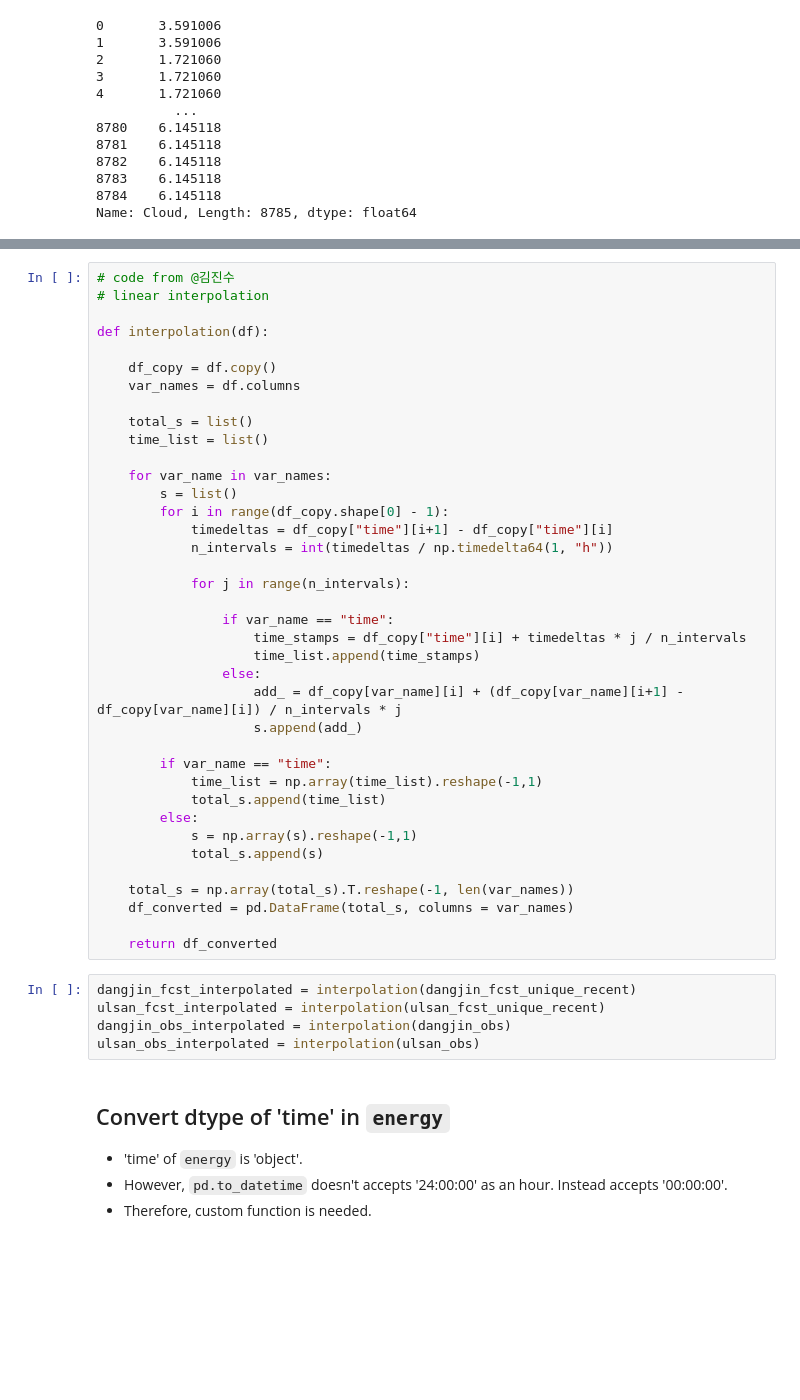
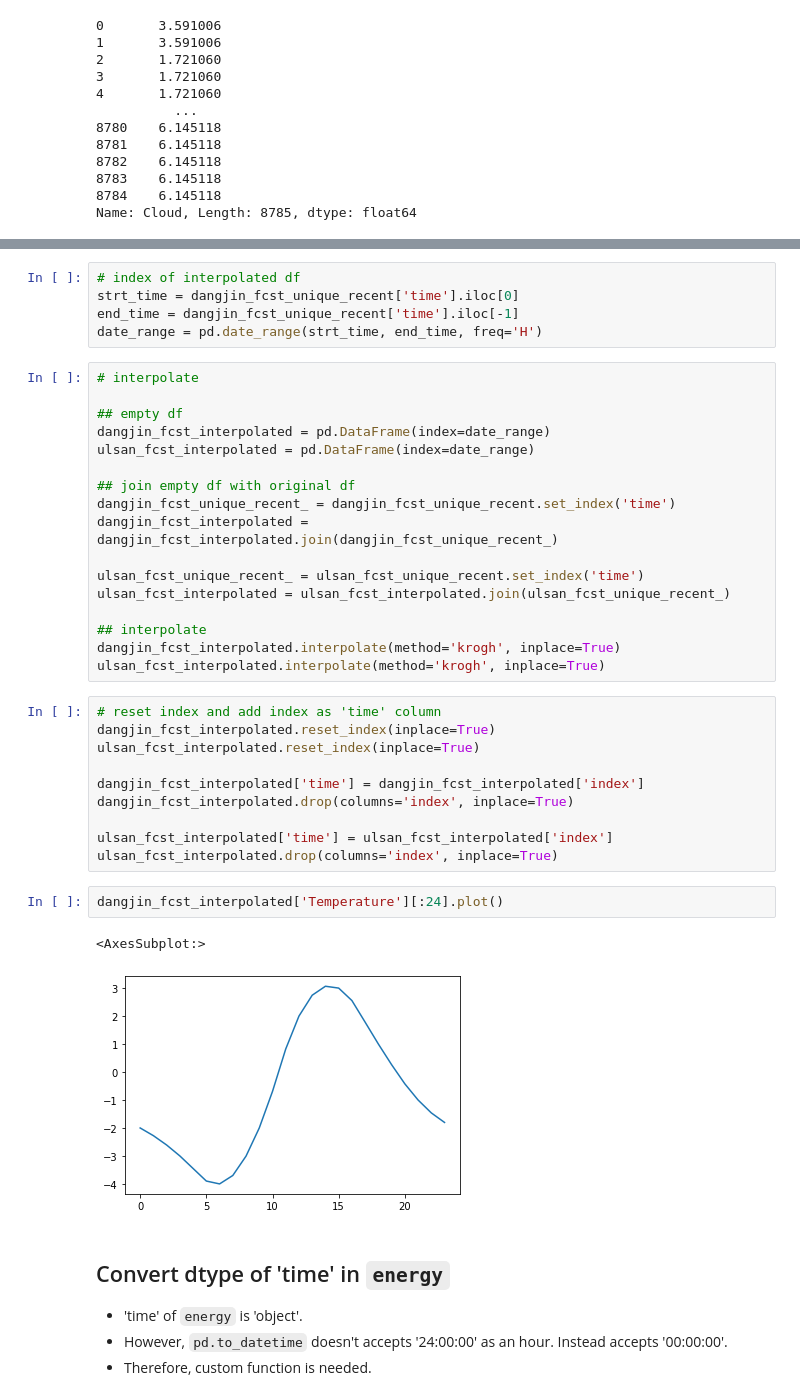
Before and after one commit to dongin1009/Solar_Predict, a Jupyter notebook: witt_preprocessing/advanced_preprocessing.ipynb, the cells around one changed output, grey strips where cells are left out. Saved outputs shown, nothing was run; the diff lists cells and outputs as text; blank space fills up the shorter version.

```diff
--- a/witt_preprocessing/advanced_preprocessing.ipynb
+++ b/witt_preprocessing/advanced_preprocessing.ipynb
@@ -255,46 +254,40 @@ Name: Cloud, Length: 8785, dtype: float64
-# %%
-# code from @김진수
-# linear interpolation
-
-def interpolation(df):
-
-    df_copy = df.copy()
-    var_names = df.columns
-
-    total_s = list()
-    time_list = list()
-
-    for var_name in var_names:
-        s = list()
-        for i in range(df_copy.shape[0] - 1):
-            timedeltas = df_copy["time"][i+1] - df_copy["time"][i]
-            n_intervals = int(timedeltas / np.timedelta64(1, "h"))
-
-            for j in range(n_intervals):
-
-                if var_name == "time":
-                    time_stamps = df_copy["time"][i] + timedeltas * j / n_intervals
-                    time_list.append(time_stamps)
-                else:
-                    add_ = df_copy[var_name][i] + (df_copy[var_name][i+1] - df_copy[var_name][i]) / n_intervals * j
-                    s.append(add_)
-
-        if var_name == "time":
-            time_list = np.array(time_list).reshape(-1,1)
-            total_s.append(time_list)
-        else:
-            s = np.array(s).reshape(-1,1)
-            total_s.append(s)
-
-    total_s = np.array(total_s).T.reshape(-1, len(var_names))
-    df_converted = pd.DataFrame(total_s, columns = var_names)
-
-    return df_converted
-# %%
-dangjin_fcst_interpolated = interpolation(dangjin_fcst_unique_recent)
-ulsan_fcst_interpolated = interpolation(ulsan_fcst_unique_recent)
-dangjin_obs_interpolated = interpolation(dangjin_obs)
-ulsan_obs_interpolated = interpolation(ulsan_obs)
+# %%
+# index of interpolated df
+strt_time = dangjin_fcst_unique_recent['time'].iloc[0]
+end_time = dangjin_fcst_unique_recent['time'].iloc[-1]
+date_range = pd.date_range(strt_time, end_time, freq='H')
+# %%
+# interpolate
+
+## empty df
+dangjin_fcst_interpolated = pd.DataFrame(index=date_range)
+ulsan_fcst_interpolated = pd.DataFrame(index=date_range)
+
+## join empty df with original df
+dangjin_fcst_unique_recent_ = dangjin_fcst_unique_recent.set_index('time')
+dangjin_fcst_interpolated = dangjin_fcst_interpolated.join(dangjin_fcst_unique_recent_)
+
+ulsan_fcst_unique_recent_ = ulsan_fcst_unique_recent.set_index('time')
+ulsan_fcst_interpolated = ulsan_fcst_interpolated.join(ulsan_fcst_unique_recent_)
+
+## interpolate
+dangjin_fcst_interpolated.interpolate(method='krogh', inplace=True)
+ulsan_fcst_interpolated.interpolate(method='krogh', inplace=True)
+# %%
+# reset index and add index as 'time' column
+dangjin_fcst_interpolated.reset_index(inplace=True)
+ulsan_fcst_interpolated.reset_index(inplace=True)
+
+dangjin_fcst_interpolated['time'] = dangjin_fcst_interpolated['index']
+dangjin_fcst_interpolated.drop(columns='index', inplace=True)
+
+ulsan_fcst_interpolated['time'] = ulsan_fcst_interpolated['index']
+ulsan_fcst_interpolated.drop(columns='index', inplace=True)
+# %%
+dangjin_fcst_interpolated['Temperature'][:24].plot()
+# %% [output]
+<AxesSubplot:>
+[figure, added]
 # %% [markdown]
 ## Convert dtype of 'time' in `energy`
 - 'time' of `energy` is 'object'.
```
Also changed, not shown: parts of 10 cells of this notebook, 19 other files.
